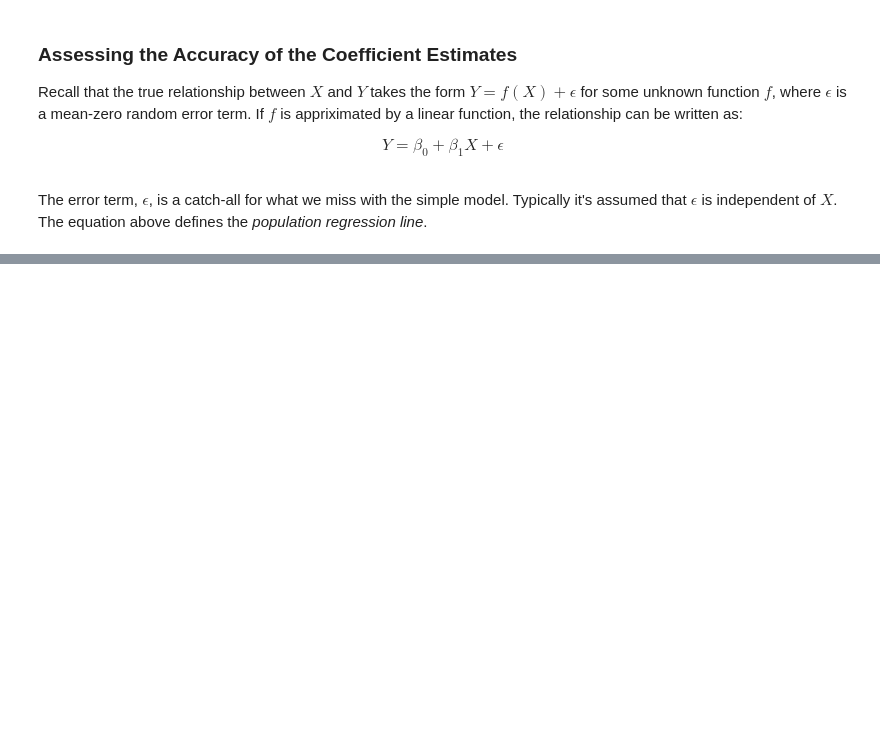
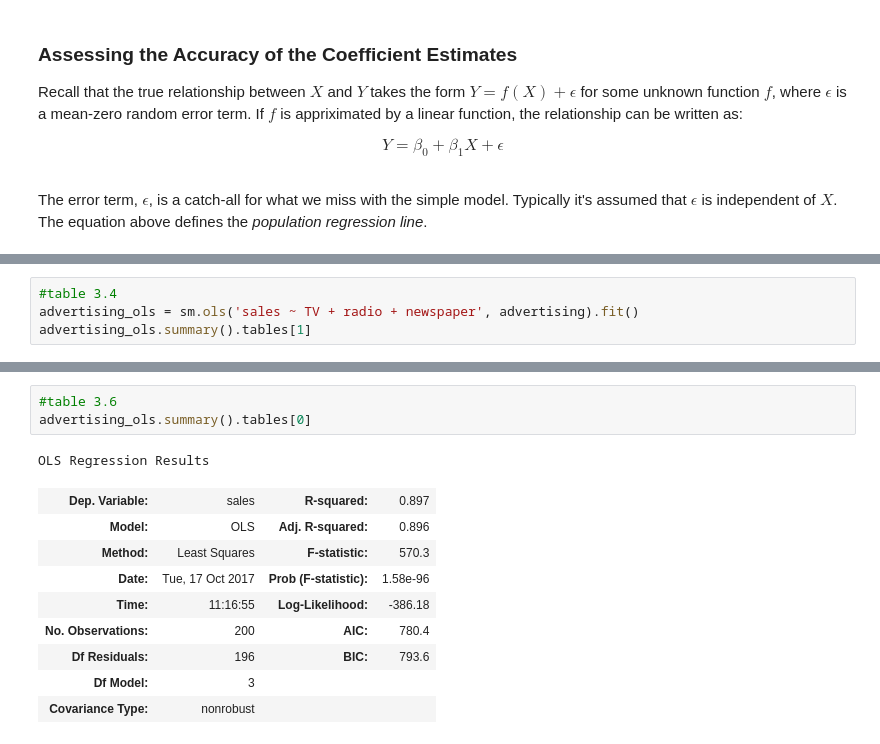
Before and after one commit to tsansom/islpy, a Jupyter notebook: notebooks/Chapter 3 - Linear Regression.ipynb, the cells around one changed output, grey strips where cells are left out. Saved outputs shown, nothing was run; the diff lists cells and outputs as text; blank space fills up the shorter version.

```diff
--- a/notebooks/Chapter 3 - Linear Regression.ipynb
+++ b/notebooks/Chapter 3 - Linear Regression.ipynb
@@ -222,0 +390,4 @@ $$H_a: \beta_1 \neq 0$$
+# %%
+#table 3.4
+advertising_ols = sm.ols('sales ~ TV + radio + newspaper', advertising).fit()
+advertising_ols.summary().tables[1]
@@ -222,0 +409,14 @@ $$H_a: \beta_1 \neq 0$$
+# %%
+#table 3.6
+advertising_ols.summary().tables[0]
+# %% [output]
+OLS Regression Results
+| Dep. Variable: | sales | R-squared: | 0.897 |
+| Model: | OLS | Adj. R-squared: | 0.896 |
+| Method: | Least Squares | F-statistic: | 570.3 |
+| Date: | Tue, 17 Oct 2017 | Prob (F-statistic): | 1.58e-96 |
+| Time: | 11:16:55 | Log-Likelihood: | -386.18 |
+| No. Observations: | 200 | AIC: | 780.4 |
+| Df Residuals: | 196 | BIC: | 793.6 |
+| Df Model: | 3 |  |  |
+| Covariance Type: | nonrobust |  |  |
```
Also changed, not shown: parts of 15 cells of this notebook.
